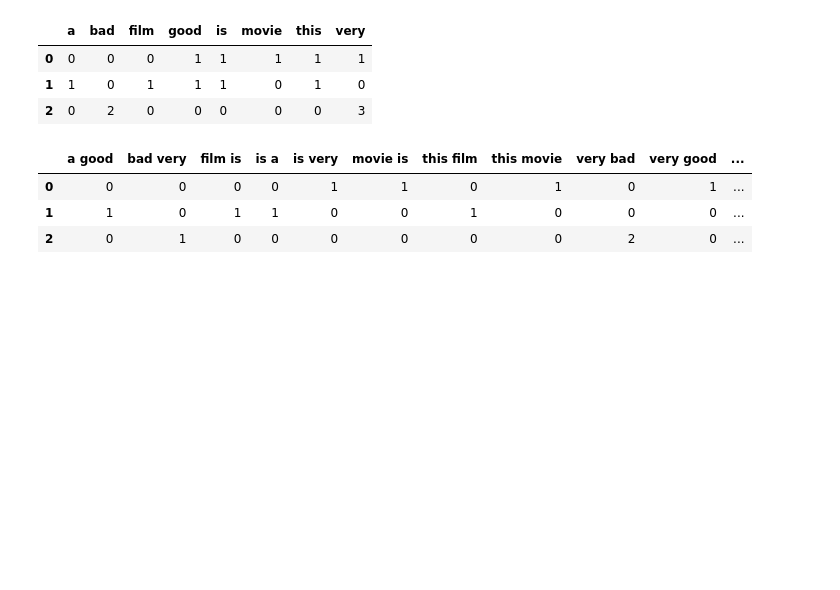
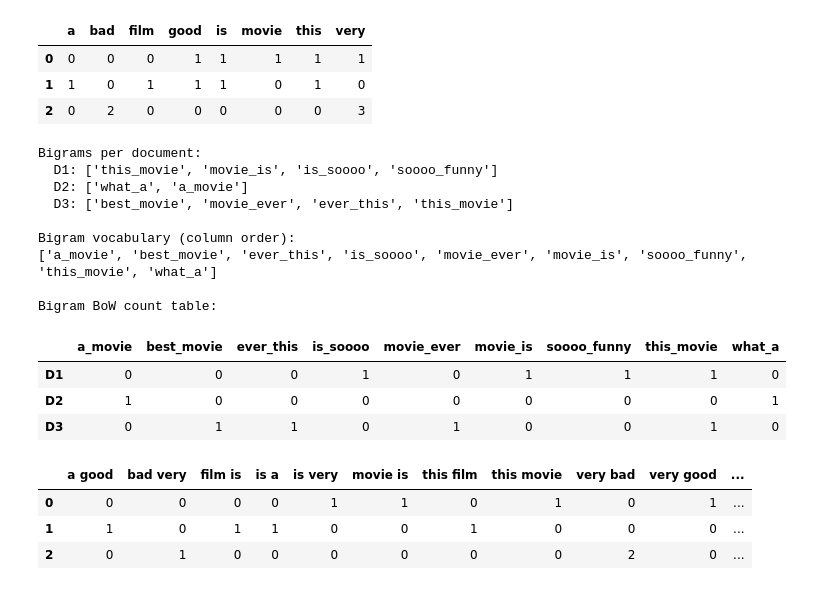
Before and after one commit to Fatou-Kine3/github_task, a Jupyter notebook: Natural_language_processing.ipynb, the cells around one changed output. Drawn from its saved outputs; the diff is of its cells as text; code cells hidden in the pictures; blank space fills up the shorter version.

```diff
--- a/Natural_language_processing.ipynb
+++ b/Natural_language_processing.ipynb
@@ -77,6 +116,48 @@ display(bow_df)
 | 0 | 0 | 0 | 0 | 1 | 1 | 1 | 1 | 1 |
 | 1 | 1 | 0 | 1 | 1 | 1 | 0 | 1 | 0 |
 | 2 | 0 | 2 | 0 | 0 | 0 | 0 | 0 | 3 |
+# %%
+# ---------- Bigram extraction ----------
+def bigrams(tokens):
+    return [f"{tokens[i]}_{tokens[i+1]}" for i in range(len(tokens) - 1)]
+
+bigram_tokenized = [bigrams(doc) for doc in tokenized]
+
+print("Bigrams per document:")
+for i, bg in enumerate(bigram_tokenized, start=1):
+    print(f"  D{i}: {bg}")
+
+# ---------- Bigram vocabulary (sorted for reproducibility) ----------
+bigram_vocab = sorted({bg for doc in bigram_tokenized for bg in doc})
+
+# ---------- Bigram counts per document ----------
+bigram_counts = [Counter(doc) for doc in bigram_tokenized]
+
+bigram_df = pd.DataFrame(
+    [[bc.get(bg, 0) for bg in bigram_vocab] for bc in bigram_counts],
+    index=[f"D{i}" for i in range(1, len(documents) + 1)],
+    columns=bigram_vocab,
+)
+
+print("\nBigram vocabulary (column order):")
+print(bigram_vocab)
+print()
+print("Bigram BoW count table:")
+display(bigram_df)
+# %% [output]
+Bigrams per document:
+  D1: ['this_movie', 'movie_is', 'is_soooo', 'soooo_funny']
+  D2: ['what_a', 'a_movie']
+  D3: ['best_movie', 'movie_ever', 'ever_this', 'this_movie']
+
+Bigram vocabulary (column order):
+['a_movie', 'best_movie', 'ever_this', 'is_soooo', 'movie_ever', 'movie_is', 'soooo_funny', 'this_movie', 'what_a']
+
+Bigram BoW count table:
+|  | a_movie | best_movie | ever_this | is_soooo | movie_ever | movie_is | soooo_funny | this_movie | what_a |
+| D1 | 0 | 0 | 0 | 1 | 0 | 1 | 1 | 1 | 0 |
+| D2 | 1 | 0 | 0 | 0 | 0 | 0 | 0 | 0 | 1 |
+| D3 | 0 | 1 | 1 | 0 | 1 | 0 | 0 | 1 | 0 |
 # %%
 bigram_vectorizer = CountVectorizer(
     ngram_range=(2, 2),
```
Also changed, not shown: parts of 18 cells of this notebook.
